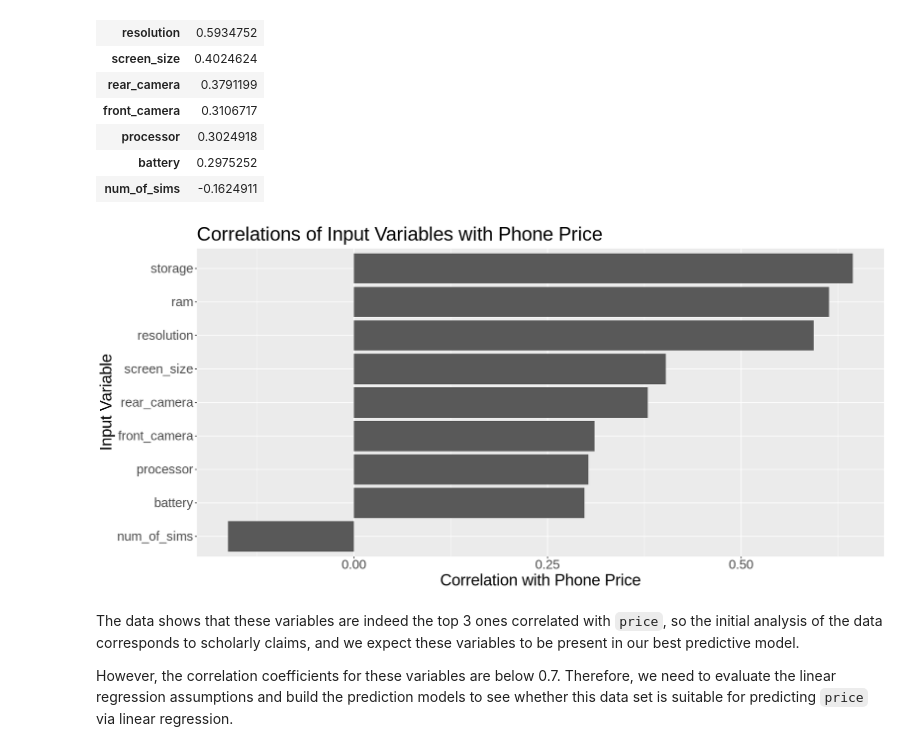
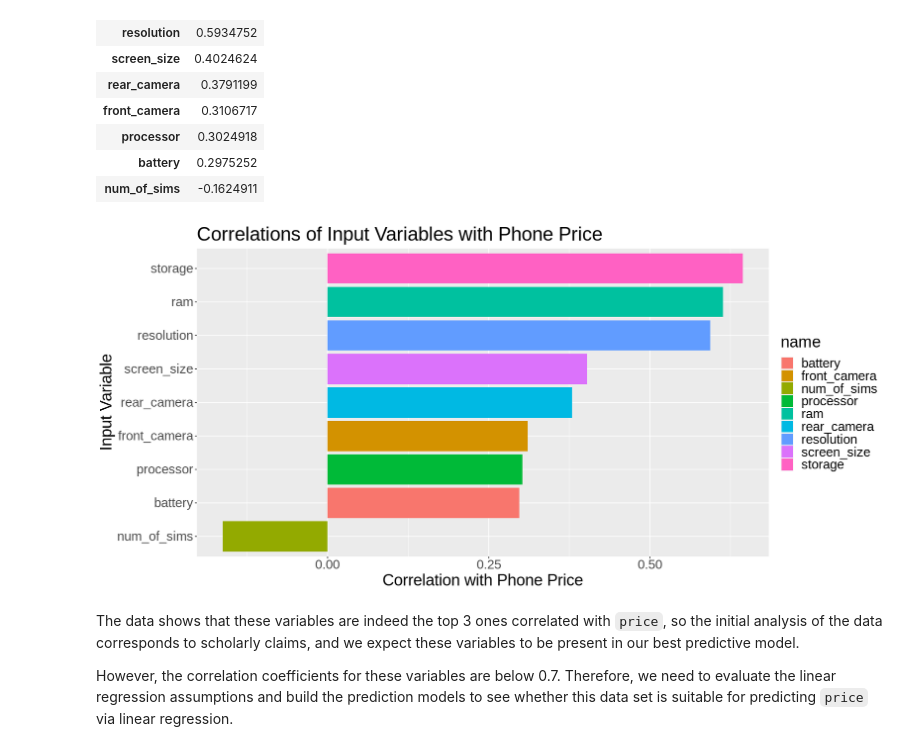
Before and after one commit to Ihor16/stat-301-project, a Jupyter notebook: FinalReport.ipynb, the cells around one changed output. Saved outputs shown, nothing was run; the diff lists cells and outputs as text; code cells hidden in the pictures.

Commit message:
Added color to the correlations histogram

```diff
--- a/FinalReport.ipynb
+++ b/FinalReport.ipynb
@@ -205,24 +205,24 @@ A data.frame: 9 × 1
 # %%
 options(repr.plot.width = 15, repr.plot.height = 7)
 
 # Plotting the distribution of calculated correlation coefficients
 tibble(
   correlation = phone_data_corr$correlation,
   name = phone_data[-1] %>% colnames()
 ) %>%
-  ggplot(aes(x = reorder(name, correlation), y = correlation)) +
+  ggplot(aes(x = reorder(name, correlation), y = correlation, fill = name)) +
   geom_bar(stat = "identity") +
   labs(
     title = "Correlations of Input Variables with Phone Price",
     x = "Input Variable",
     y = "Correlation with Phone Price"
   ) +
   theme(
     text = element_text(size = font_size)
   ) +
   coord_flip()
 # %% [output]
-[figure, old version]
+[figure, new version]
 # %% [markdown]
 The data shows that these variables are indeed the top 3 ones correlated with `price`, so the initial analysis of the data corresponds to scholarly claims, and we expect these variables to be present in our best predictive model.
 
```
